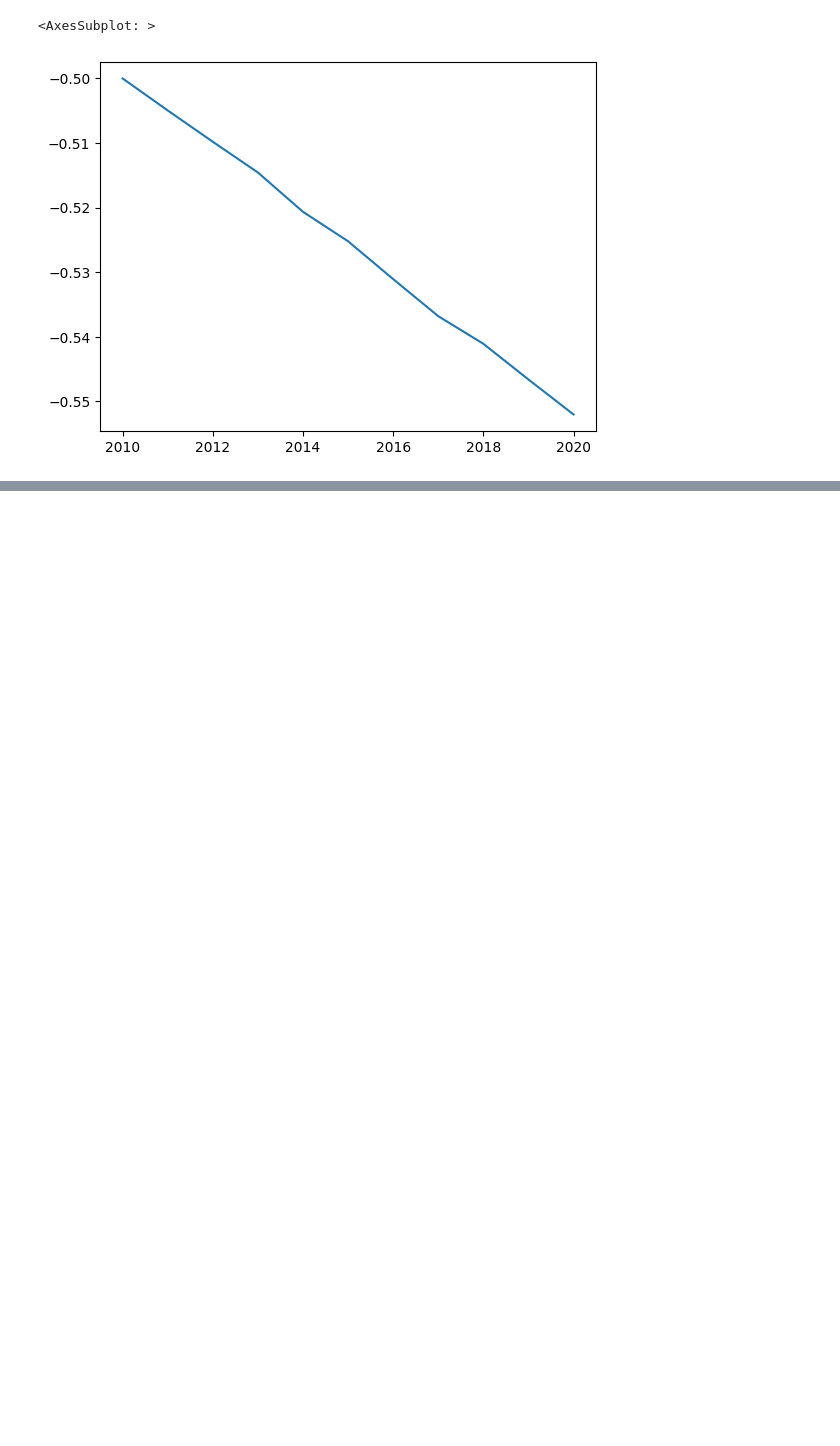
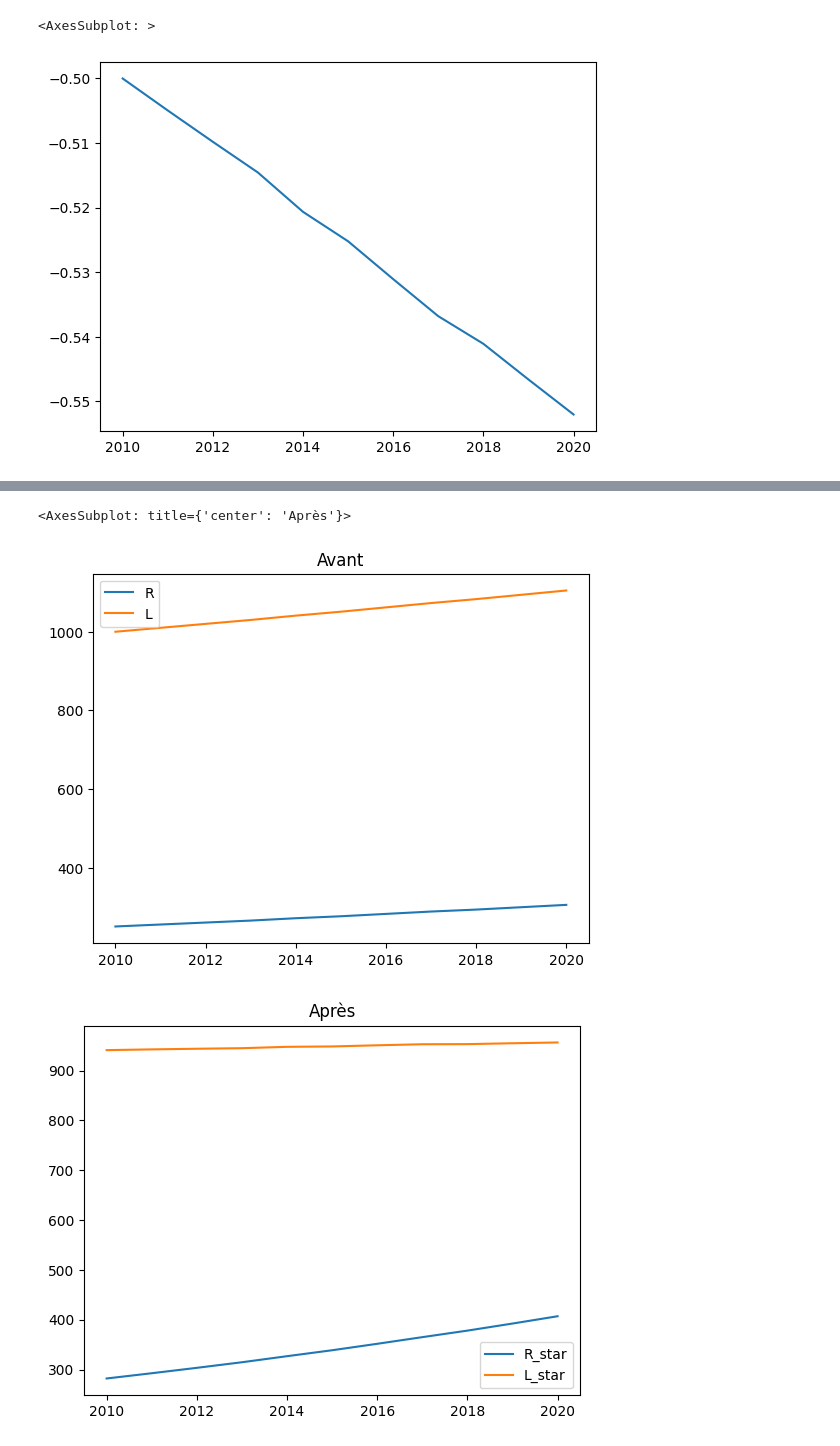
Before and after one commit to felixpoirier1/Devoir4, a Jupyter notebook: Devoir.ipynb, the cells around one changed output, grey strips where cells are left out. Saved outputs shown, nothing was run; the diff lists cells and outputs as text; code cells hidden in the pictures; blank space fills up the shorter version.

```diff
--- a/Devoir.ipynb
+++ b/Devoir.ipynb
@@ -52,0 +114,30 @@ prod['TMST'].plot()
+# %%
+def R_star(A, M, pL, pR):
+    return (A/M)**(4/3)*(pL/(2*pR))**(2/3)
+
+def L_star(A, M, pL, pR):
+    return (A/M)**(4/3)*((2*pR)/pL)**(1/3)
+
+costs['A'] = prod['A']
+costs['M'] = prod['M']
+
+R_star_ = []
+L_star_ = []
+for i in costs.index:
+    A = costs.loc[i]['A']
+    M = costs.loc[i]['M']
+    pL = costs.loc[i]['pL']
+    pR = costs.loc[i]['pR']
+
+    R_star_ += [R_star(A, M, pL, pR)]
+    L_star_ += [L_star(A, M, pL, pR)]
+
+costs['R_star'] = R_star_
+costs['L_star'] = L_star_
+# %%
+prod[['R', 'L']].plot(title="Avant")
+costs[['R_star', 'L_star']].plot(title="Après")
+# %% [output]
+<AxesSubplot: title={'center': 'Après'}>
+[figure, added]
+[figure, added]
```
Also changed, not shown: parts of 13 cells of this notebook.
